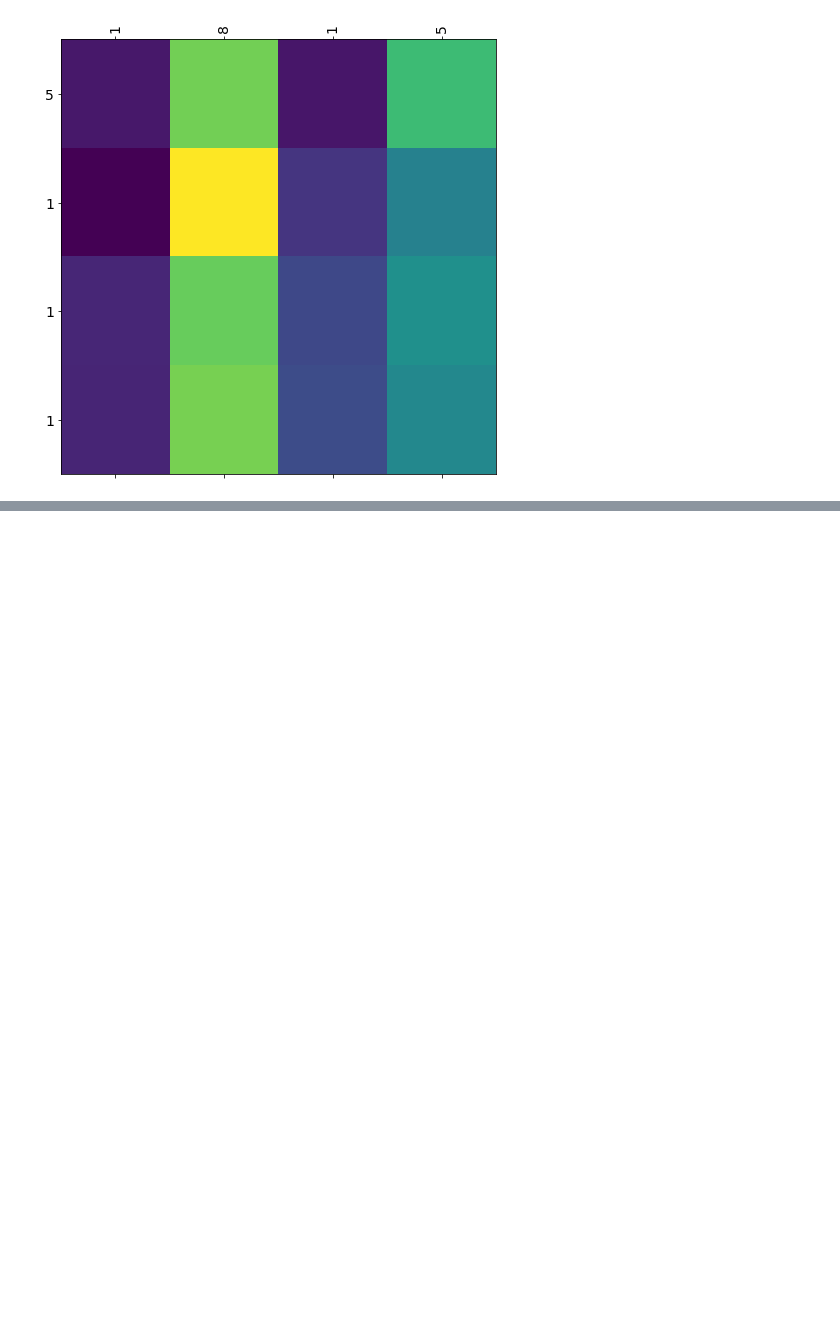
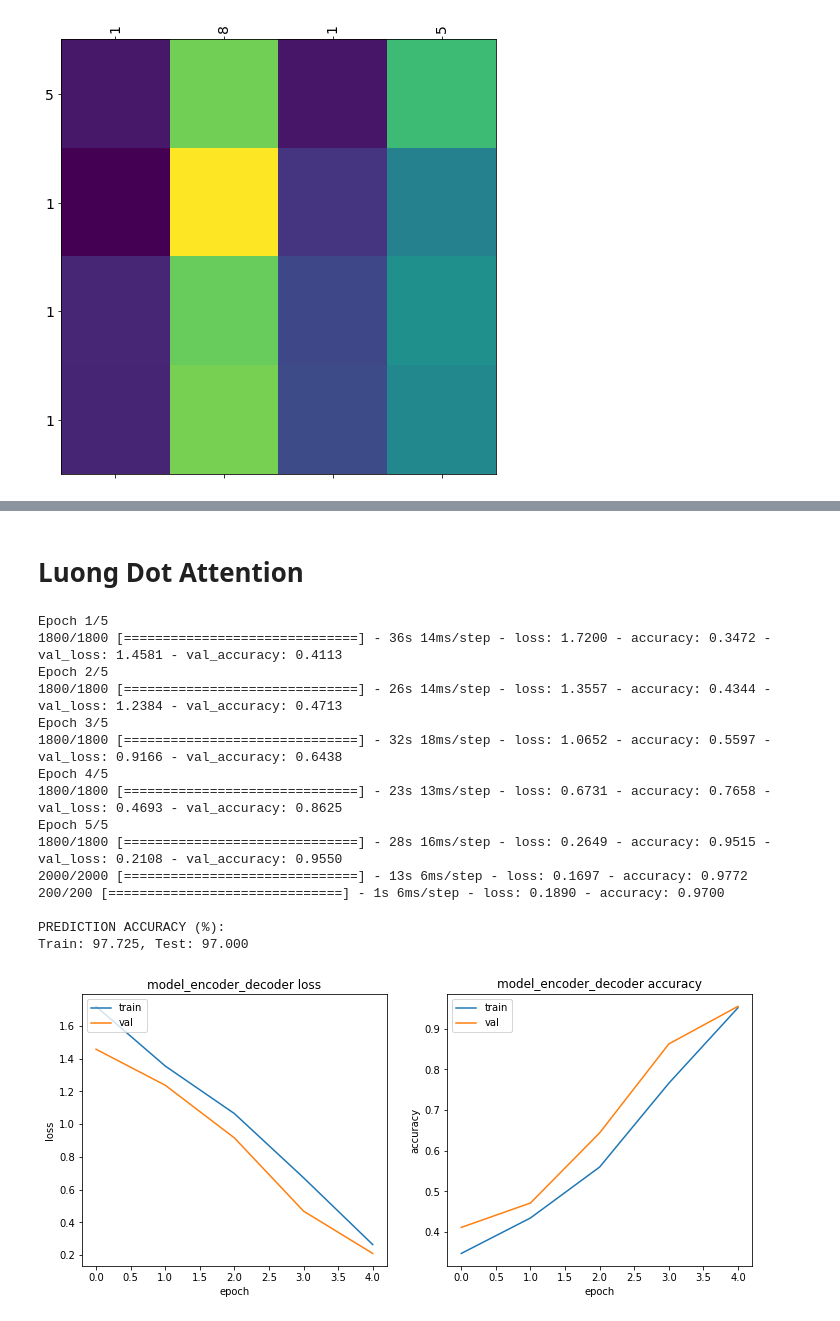
Before and after one commit to JanLeyva/DeepLearning, a Jupyter notebook: Copia_de_Assignment3Test3.ipynb, the cells around one changed output, grey strips where cells are left out. Cells and saved outputs as stored; diff of their text form; code cells hidden in the pictures; blank space fills up the shorter version.

```diff
--- a/Copia_de_Assignment3Test3.ipynb
+++ b/Copia_de_Assignment3Test3.ipynb
@@ -805,0 +939,41 @@ Predicted translation: [5, 1, 1, 1]
+# %%
+#@title changed part n_timesteps_in, n_features
+# dataset
+n_timesteps_in = 4  # Sequence length                                                 ## changed from 100 to 4
+n_features = 10     # Maximum number allowed-1 (length of the one-hot-encoded vector) ## changed from 20 to 10
+train_size = 2000
+test_size = 200
+X_train, y_train, X_test, y_test = create_dataset(train_size, test_size, n_timesteps_in,n_features)
+
+# training parameters
+batch_size = 1
+
+# model parameters
+rnn_units = 16       # changed from 100 to 16
+# %% [markdown]
+# Luong Dot Attention
+# %%
+# attention model
+attention = LuongDotAttention()
+model_attention, encoder_lstm, decoder_lstm, decoder_dense  = build_attention_model(attention, batch_size, rnn_units)
+# we need this encoder/decoder for the weight representation
+
+train_test(model_attention, X_train, y_train , X_test,
+           y_test, batch_size=batch_size,epochs=5, patience=3)
+# %% [output]
+Epoch 1/5
+1800/1800 [==============================] - 36s 14ms/step - loss: 1.7200 - accuracy: 0.3472 - val_loss: 1.4581 - val_accuracy: 0.4113
+Epoch 2/5
+1800/1800 [==============================] - 26s 14ms/step - loss: 1.3557 - accuracy: 0.4344 - val_loss: 1.2384 - val_accuracy: 0.4713
+Epoch 3/5
+1800/1800 [==============================] - 32s 18ms/step - loss: 1.0652 - accuracy: 0.5597 - val_loss: 0.9166 - val_accuracy: 0.6438
+Epoch 4/5
+1800/1800 [==============================] - 23s 13ms/step - loss: 0.6731 - accuracy: 0.7658 - val_loss: 0.4693 - val_accuracy: 0.8625
+Epoch 5/5
+1800/1800 [==============================] - 28s 16ms/step - loss: 0.2649 - accuracy: 0.9515 - val_loss: 0.2108 - val_accuracy: 0.9550
+2000/2000 [==============================] - 13s 6ms/step - loss: 0.1697 - accuracy: 0.9772
+200/200 [==============================] - 1s 6ms/step - loss: 0.1890 - accuracy: 0.9700
+
+PREDICTION ACCURACY (%):
+Train: 97.725, Test: 97.000
+[figure, added]
```
Also changed, not shown: parts of 15 cells of this notebook.
